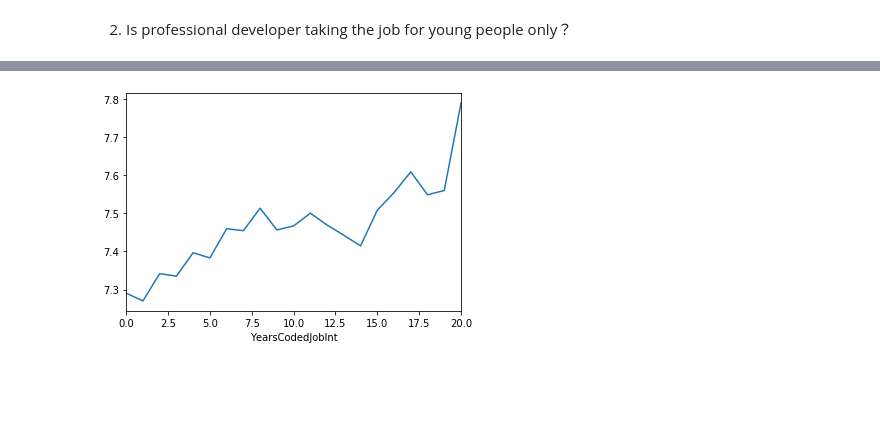
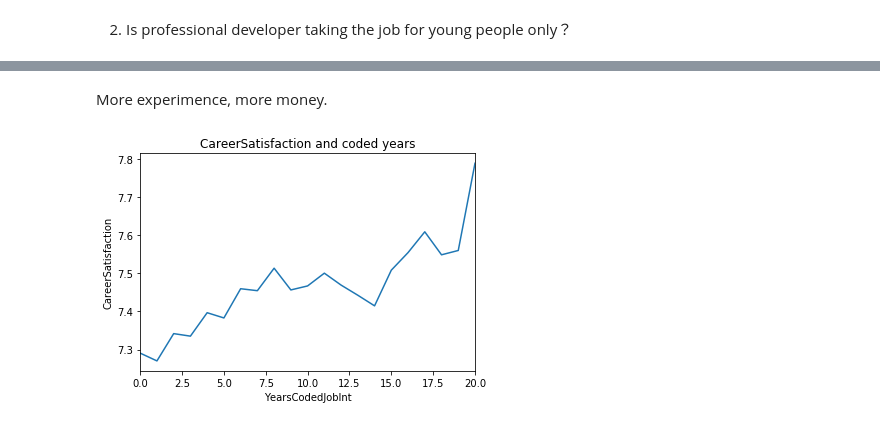
Before and after one commit to yycncom/stackoverflowAnalysis, a Jupyter notebook: stackflowAnalysis.ipynb, the cells around one changed output, grey strips where cells are left out. Cells and saved outputs as stored; diff of their text form; code cells hidden in the pictures; blank space fills up the shorter version.

```diff
--- a/stackflowAnalysis.ipynb
+++ b/stackflowAnalysis.ipynb
@@ -109,4 +174,6 @@ df_proDevel['Salary'].groupby(df_proDevel['YearsCodedJobInt']).mean().plot();
+# %% [markdown]
+More experimence, more money.
 # %%
-df_proDevel['CareerSatisfaction'].groupby(df_proDevel['YearsCodedJobInt']).mean().plot();
+df_proDevel['CareerSatisfaction'].groupby(df_proDevel['YearsCodedJobInt']).mean().plot(title='CareerSatisfaction and coded years').set_ylabel('CareerSatisfaction');
 # %% [output]
-[figure, old version]
+[figure, new version]
```
Also changed, not shown: parts of 34 cells of this notebook.
